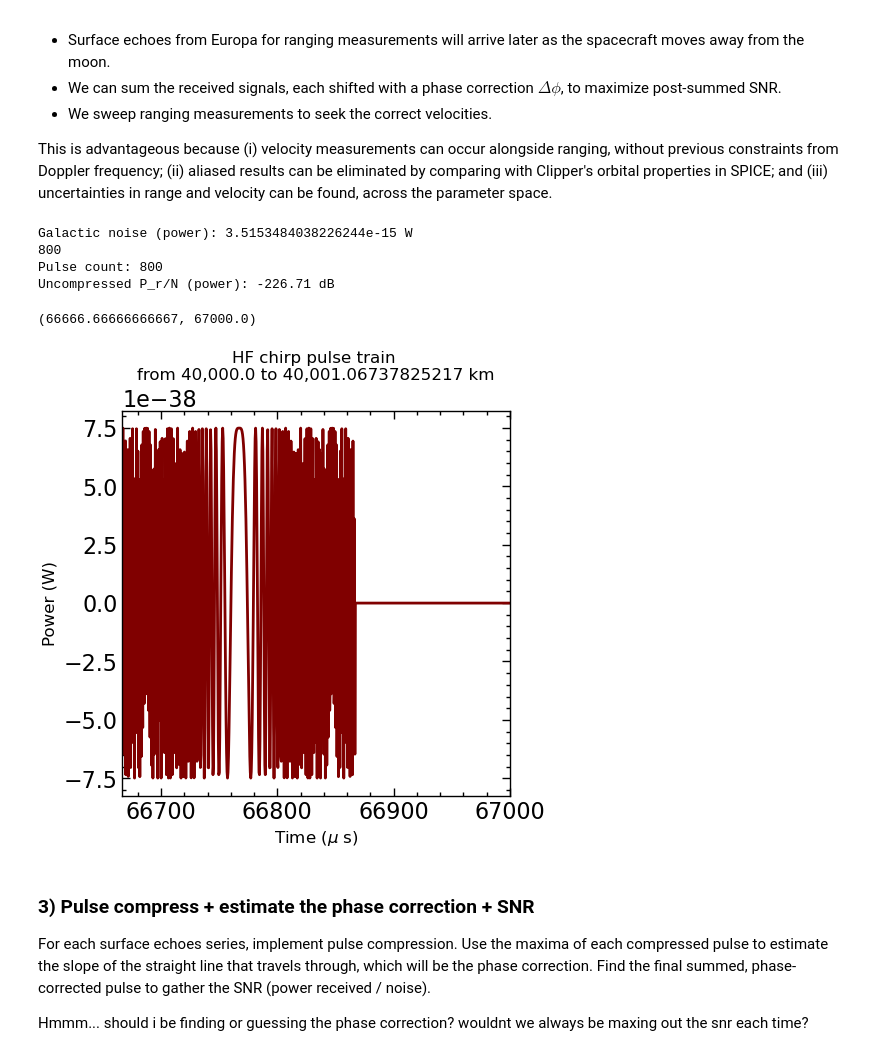
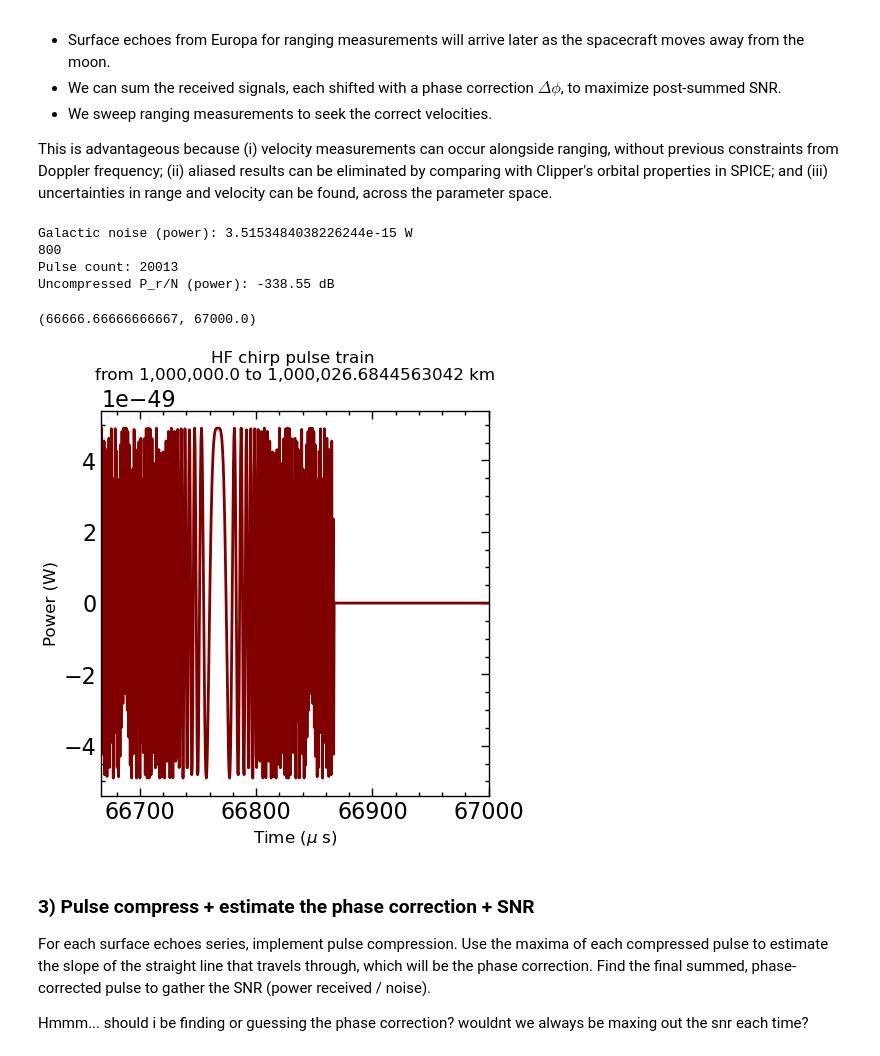
Before and after one commit to MystaryPi/reason-ranging, a Jupyter notebook: Phase Shift Approach.ipynb, the cells around one changed output. Drawn from its saved outputs; the diff is of its cells as text; code cells hidden in the pictures.

```diff
--- a/Phase Shift Approach.ipynb
+++ b/Phase Shift Approach.ipynb
@@ -114,38 +114,38 @@ N_galactic = 10**-17 # W/mhz/m^2
 N_power = N_galactic * (hf_bandwidth/1e6) * hf_Ae # W
 print("Galactic noise (power): {} W".format(N_power))
 
-start_alt = 40000*1e3 #m
+start_alt = 1000000*1e3 #m
 end_time = 2*start_alt/c #s
 vtrue = 4e3 #m/s
 
 res, pulse_count, Pr = ranging_per_v(start_alt, end_time, vtrue) # assume 4 km/s
 noise_power = np.random.normal(loc=N_power, size=len(res)) # in units of amplitude (sqrt(W))
 
 print("Pulse count: {}".format(pulse_count))
 
 print("Uncompressed P_r/N (power): {:.2f} dB".format(10*np.log10(np.max(np.abs(Pr*res**2))/N_power)))
 
 # Times for pulse train
 times = np.linspace(0, end_time, len(res))
 # final time = number of pulses * repetition freq
 
 # Plot figure
 plt.style.use(['science', 'notebook'])
 
 fig, ax = plt.subplots(figsize=(5,5))
 #plt.plot(times/(1e-6), Pr*res**2 + noise_power, c='gray', label='With noise')
 plt.plot(times/(1e-6), Pr*res**2, c='maroon')
 plt.title("HF chirp pulse train \nfrom {:,} to {:,} km".format(start_alt/1e3, (start_alt + end_time*vtrue)/1e3), fontsize=12)
 plt.xlabel(r"Time ($\mu$ s)", fontsize=12)
 plt.ylabel("Power (W)", fontsize = 12)
 plt.xlim((200*(1/hf_repetition_freq) / 1e-6, 201*(1/hf_repetition_freq) / 1e-6))
 # %% [output]
 Galactic noise (power): 3.5153484038226244e-15 W
 800
-Pulse count: 800
-Uncompressed P_r/N (power): -226.71 dB
+Pulse count: 20013
+Uncompressed P_r/N (power): -338.55 dB
 (66666.66666666667, 67000.0)
-[figure, old version]
+[figure, new version]
 # %% [markdown]
 ### 3) Pulse compress + estimate the phase correction + SNR
 For each surface echoes series, implement pulse compression. Use the maxima of each compressed pulse to estimate the slope of the straight line that travels through, which will be the phase correction.
```
Also changed, not shown: parts of 9 cells of this notebook, 5 other files.
